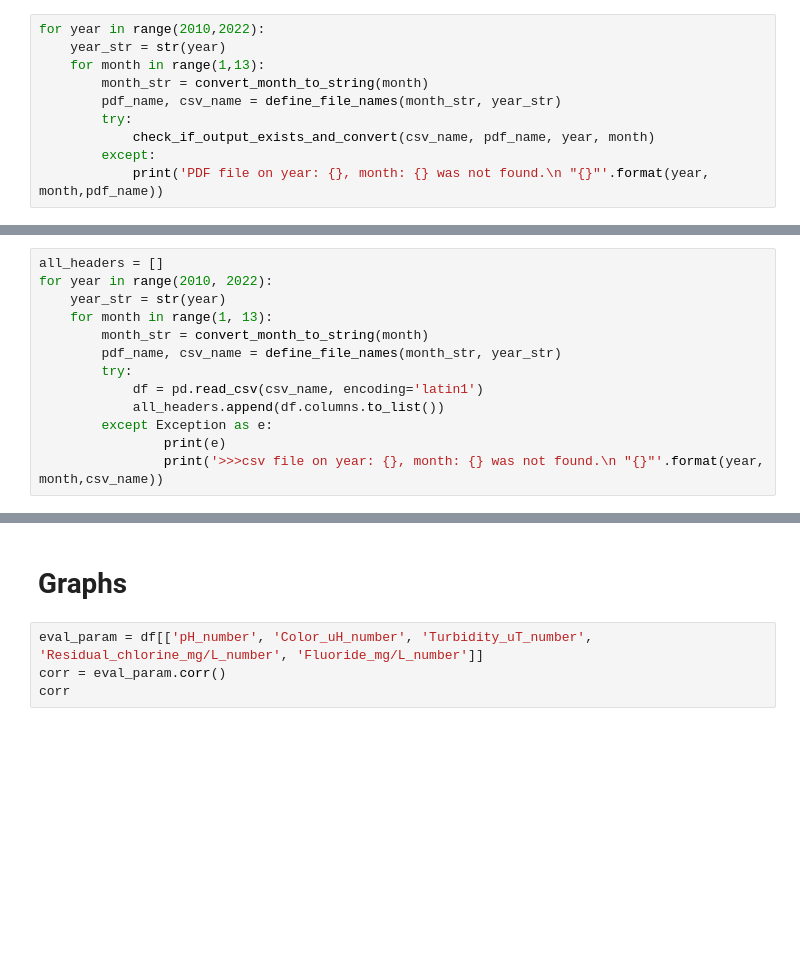
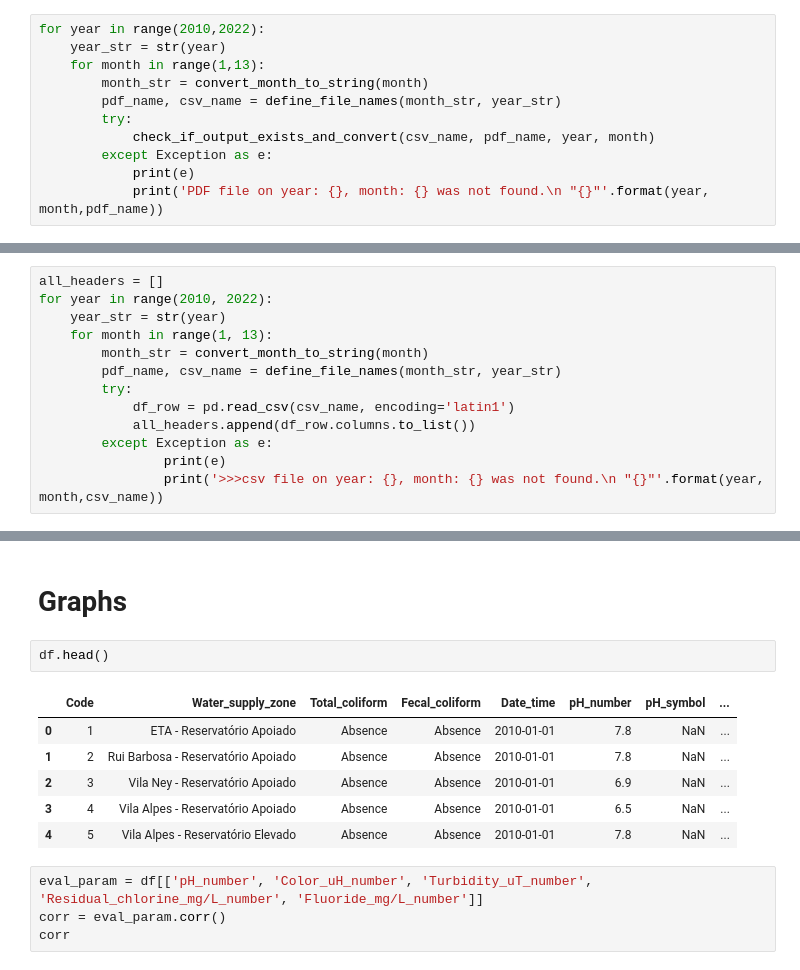
Before and after one commit to EricaKN/Water_quality_Sao_Carlos, a Jupyter notebook: Water_quality_Sao_Carlos.ipynb, the cells around one changed output, grey strips where cells are left out. Drawn from its saved outputs; the diff is of its cells as text; blank space fills up the shorter version.

```diff
--- a/Water_quality_Sao_Carlos.ipynb
+++ b/Water_quality_Sao_Carlos.ipynb
@@ -106,7 +111,8 @@ for year in range(2010,2022):
         pdf_name, csv_name = define_file_names(month_str, year_str)
         try:
             check_if_output_exists_and_convert(csv_name, pdf_name, year, month)
-        except:
+        except Exception as e:
+            print(e)
             print('PDF file on year: {}, month: {} was not found.\n "{}"'.format(year, month,pdf_name))
 # %% [output]
 csv file on year: 2010, month: 1  already exists
@@ -151,8 +157,8 @@ for year in range(2010, 2022):
         month_str = convert_month_to_string(month)
         pdf_name, csv_name = define_file_names(month_str, year_str)
         try:
-            df = pd.read_csv(csv_name, encoding='latin1')
-            all_headers.append(df.columns.to_list())
+            df_row = pd.read_csv(csv_name, encoding='latin1')
+            all_headers.append(df_row.columns.to_list())
         except Exception as e:
                 print(e)
                 print('>>>csv file on year: {}, month: {} was not found.\n "{}"'.format(year, month,csv_name))
@@ -533,6 +539,15 @@ df.describe()
 | max | 9.000000 | 15.000000 | 5.000000 | 7.800000 | 1.140000 |
 # %% [markdown]
 # Graphs
+# %%
+df.head()
+# %% [output]
+|  | Code | Water_supply_zone | Total_coliform | Fecal_coliform | Date_time | pH_number | pH_symbol | ... |
+| 0 | 1 | ETA - Reservatório Apoiado | Absence | Absence | 2010-01-01 | 7.8 | NaN | ... |
+| 1 | 2 | Rui Barbosa - Reservatório Apoiado | Absence | Absence | 2010-01-01 | 7.8 | NaN | ... |
+| 2 | 3 | Vila Ney - Reservatório Apoiado | Absence | Absence | 2010-01-01 | 6.9 | NaN | ... |
+| 3 | 4 | Vila Alpes - Reservatório Apoiado | Absence | Absence | 2010-01-01 | 6.5 | NaN | ... |
+| 4 | 5 | Vila Alpes - Reservatório Elevado | Absence | Absence | 2010-01-01 | 7.8 | NaN | ... |
 # %%
 eval_param = df[['pH_number', 'Color_uH_number', 'Turbidity_uT_number', 'Residual_chlorine_mg/L_number', 'Fluoride_mg/L_number']]
 corr = eval_param.corr()
```
Also changed, not shown: parts of 14 cells of this notebook.
